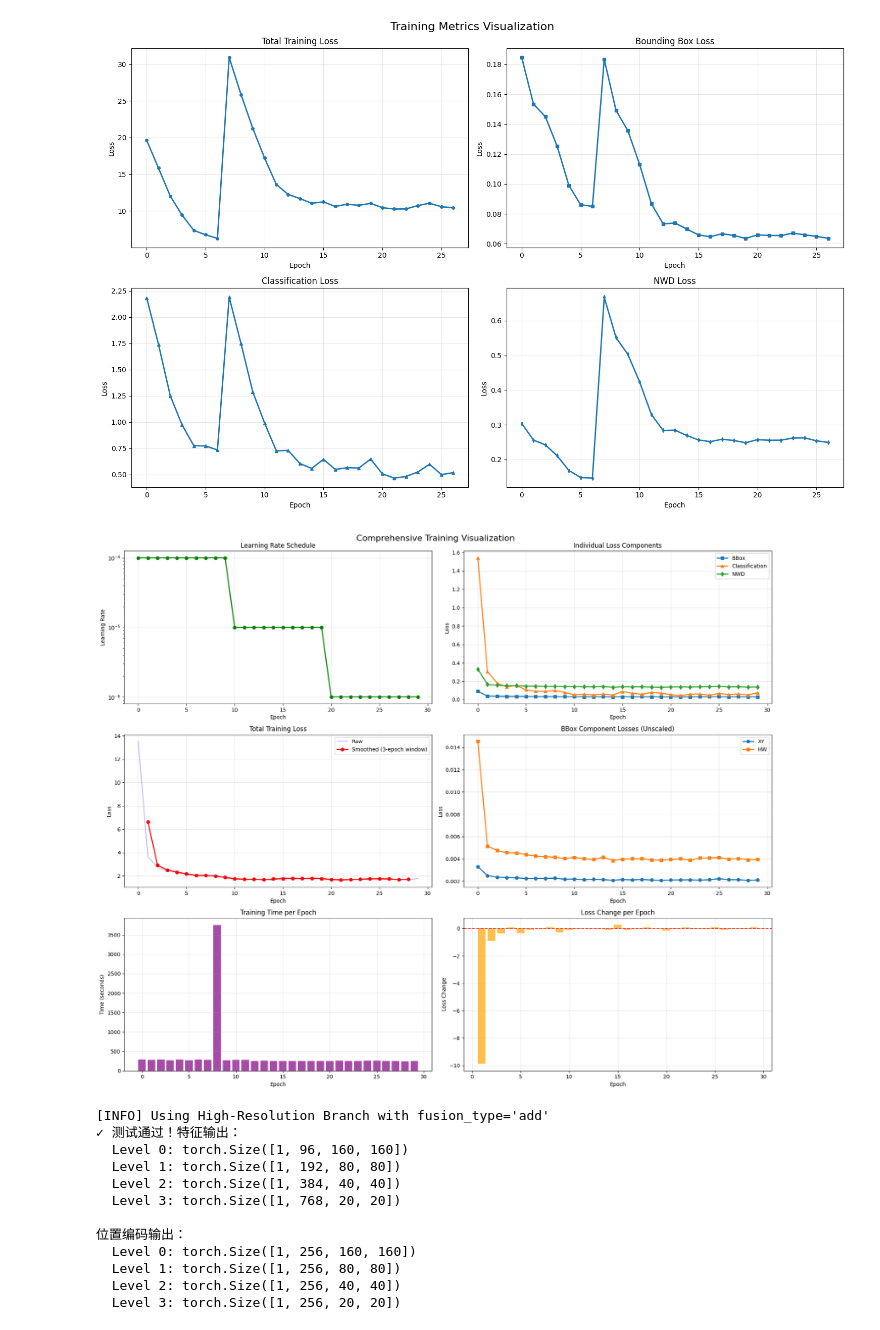
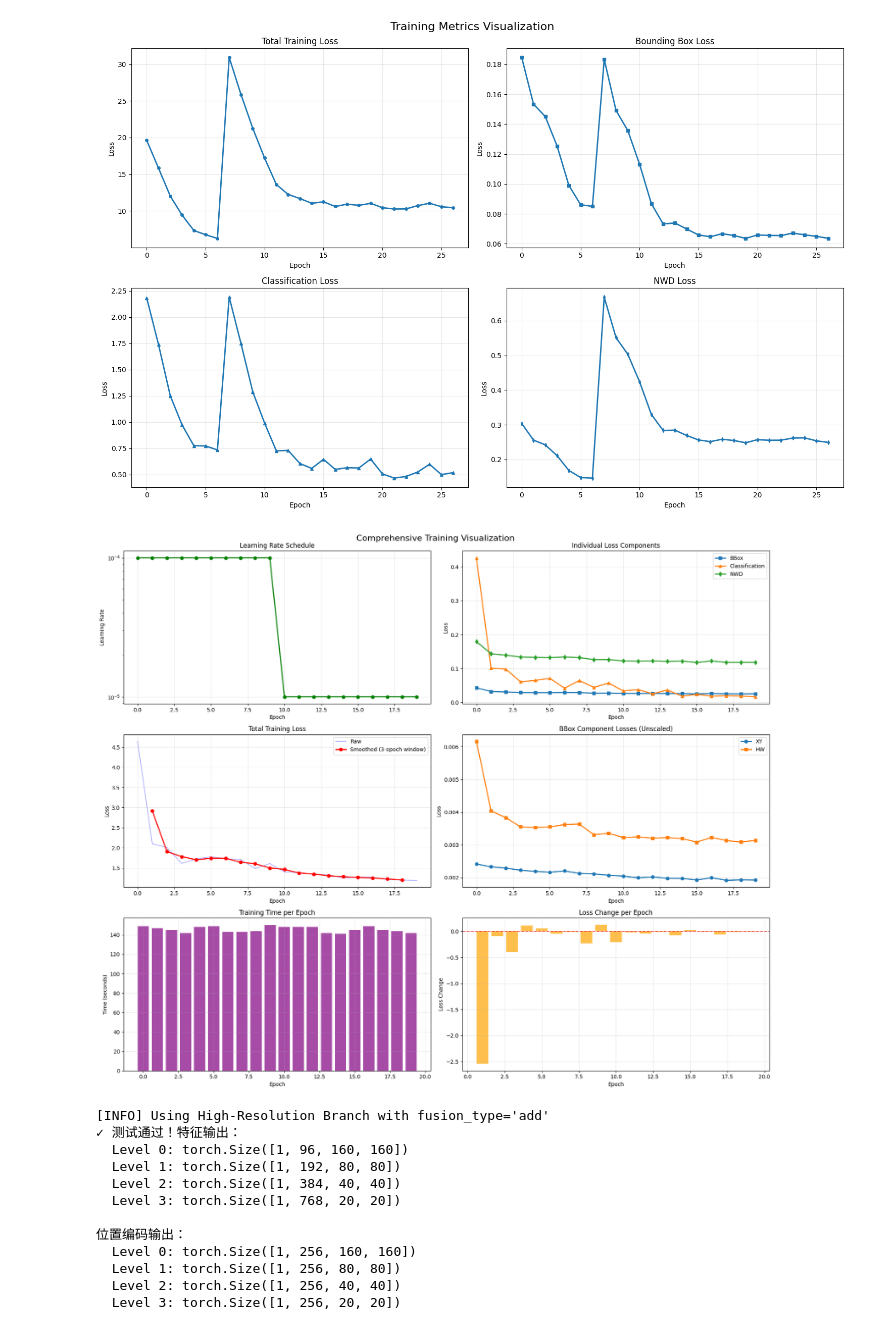
Before and after one commit to Cavalry5245/Grounding-DINO-IRSTD, a Jupyter notebook: test.ipynb, the cells around one changed output. Saved outputs shown, nothing was run; the diff lists cells and outputs as text; code cells hidden in the pictures.

```diff
--- a/test.ipynb
+++ b/test.ipynb
@@ -118,7 +118,7 @@ import pandas as pd
 import numpy as np
 
 # 读取训练日志
-log_file = "training_output_lora/lora_0205_exp1_D/log.txt"
+log_file = "training_output/0206_exp1_D/log.txt"
 data = []
 with open(log_file, 'r') as f:
     for line in f:
@@ -165,34 +165,34 @@ axes[1,0].grid(True, alpha=0.3)
 
 # 边界框各组件损失
 axes[1,1].plot(df['train_loss_xy_unscaled'], label='XY', marker='o', linewidth=2)
 axes[1,1].plot(df['train_loss_hw_unscaled'], label='HW', marker='s', linewidth=2)
 axes[1,1].set_title('BBox Component Losses (Unscaled)')
 axes[1,1].set_xlabel('Epoch')
 axes[1,1].set_ylabel('Loss')
 axes[1,1].legend()
 axes[1,1].grid(True, alpha=0.3)
 
 # 训练时间
 epoch_times = [pd.Timedelta(t).total_seconds() for t in df['epoch_time']]
 axes[2,0].bar(range(len(epoch_times)), epoch_times, alpha=0.7, color='purple')
 axes[2,0].set_title('Training Time per Epoch')
 axes[2,0].set_xlabel('Epoch')
 axes[2,0].set_ylabel('Time (seconds)')
 axes[2,0].grid(True, alpha=0.3)
 
 # 损失变化率
 loss_changes = df['train_loss'].diff()
 axes[2,1].bar(range(len(loss_changes)), loss_changes, alpha=0.7, color='orange')
 axes[2,1].axhline(y=0, color='r', linestyle='--', alpha=0.7)
 axes[2,1].set_title('Loss Change per Epoch')
 axes[2,1].set_xlabel('Epoch')
 axes[2,1].set_ylabel('Loss Change')
 axes[2,1].grid(True, alpha=0.3)
 
 plt.tight_layout()
 plt.show()
 # %% [output]
-[figure, old version]
+[figure, new version]
 # %%
 import torch
 import sys
```
